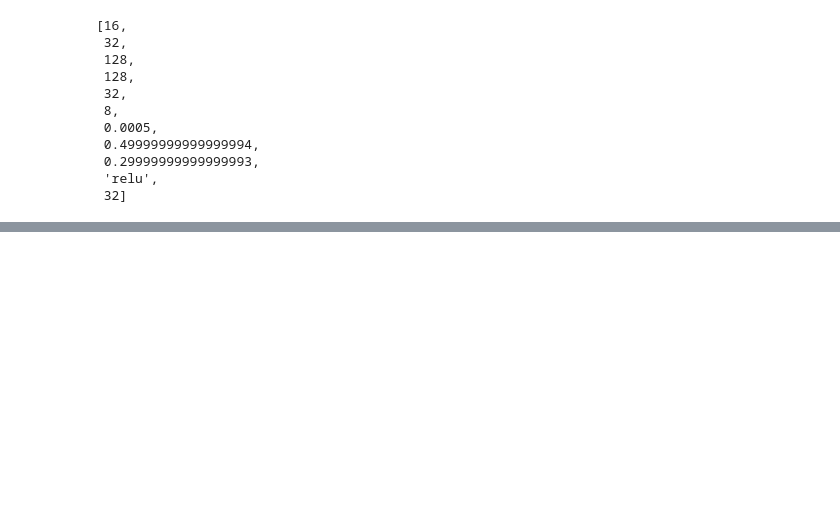
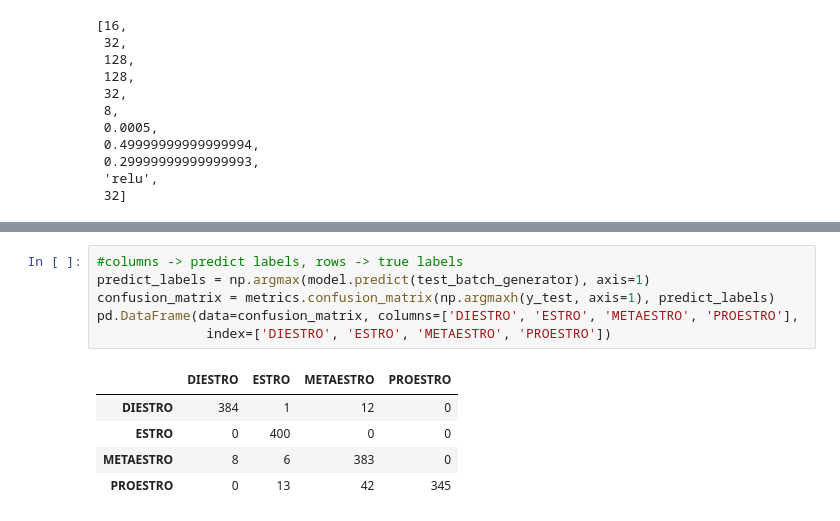
Before and after one commit to raffOps/cell-datasets, a Jupyter notebook: model.ipynb, the cells around one changed output, grey strips where cells are left out. Saved outputs shown, nothing was run; the diff lists cells and outputs as text; blank space fills up the shorter version.

```diff
--- a/model.ipynb
+++ b/model.ipynb
@@ -255,0 +258,12 @@ Epoch 9/12
+# %%
+#columns -> predict labels, rows -> true labels
+predict_labels = np.argmax(model.predict(test_batch_generator), axis=1)
+confusion_matrix = metrics.confusion_matrix(np.argmaxh(y_test, axis=1), predict_labels)
+pd.DataFrame(data=confusion_matrix, columns=['DIESTRO', 'ESTRO', 'METAESTRO', 'PROESTRO'],
+              index=['DIESTRO', 'ESTRO', 'METAESTRO', 'PROESTRO'])
+# %% [output]
+|  | DIESTRO | ESTRO | METAESTRO | PROESTRO |
+| DIESTRO | 384 | 1 | 12 | 0 |
+| ESTRO | 0 | 400 | 0 | 0 |
+| METAESTRO | 8 | 6 | 383 | 0 |
+| PROESTRO | 0 | 13 | 42 | 345 |
```
Also changed, not shown: parts of 6 cells of this notebook, 12 other files.
